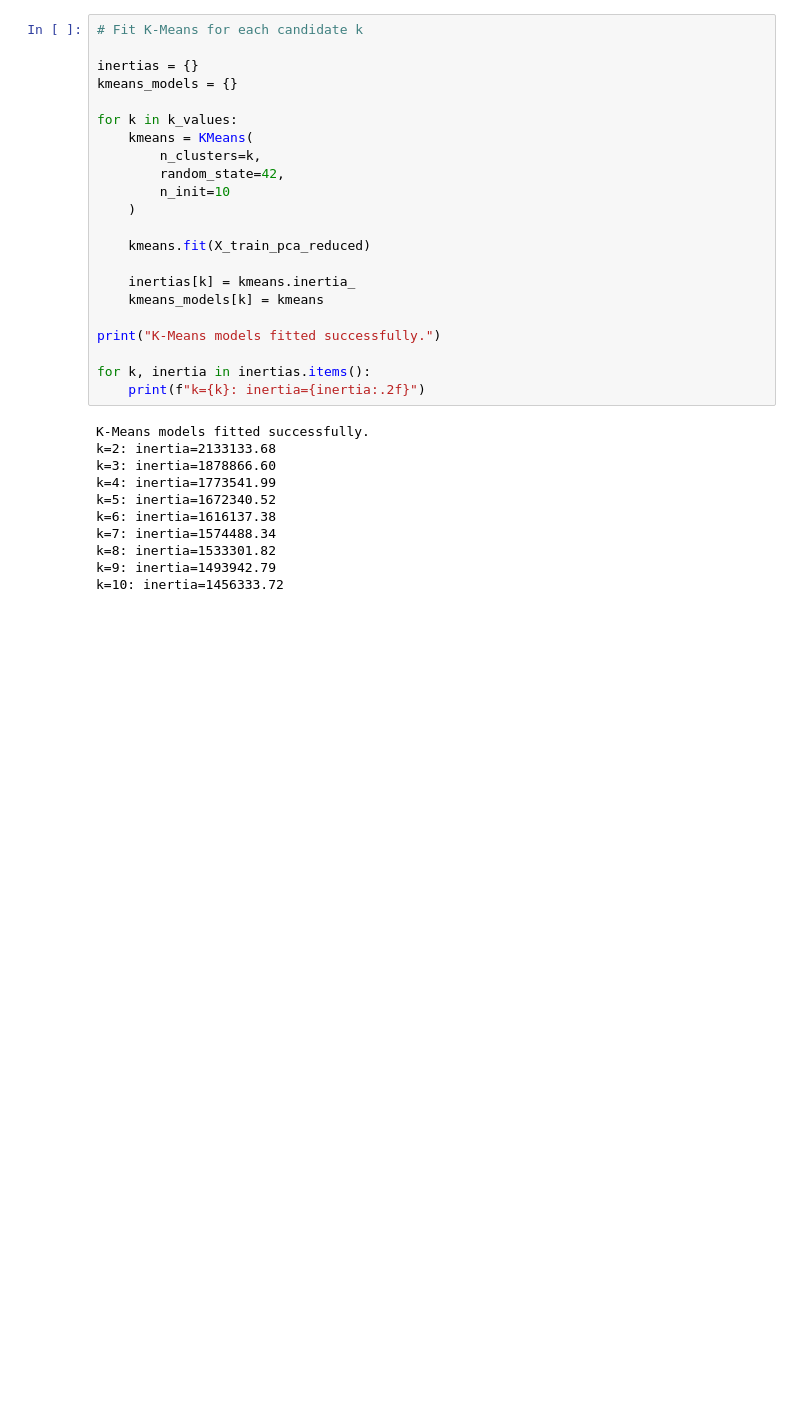
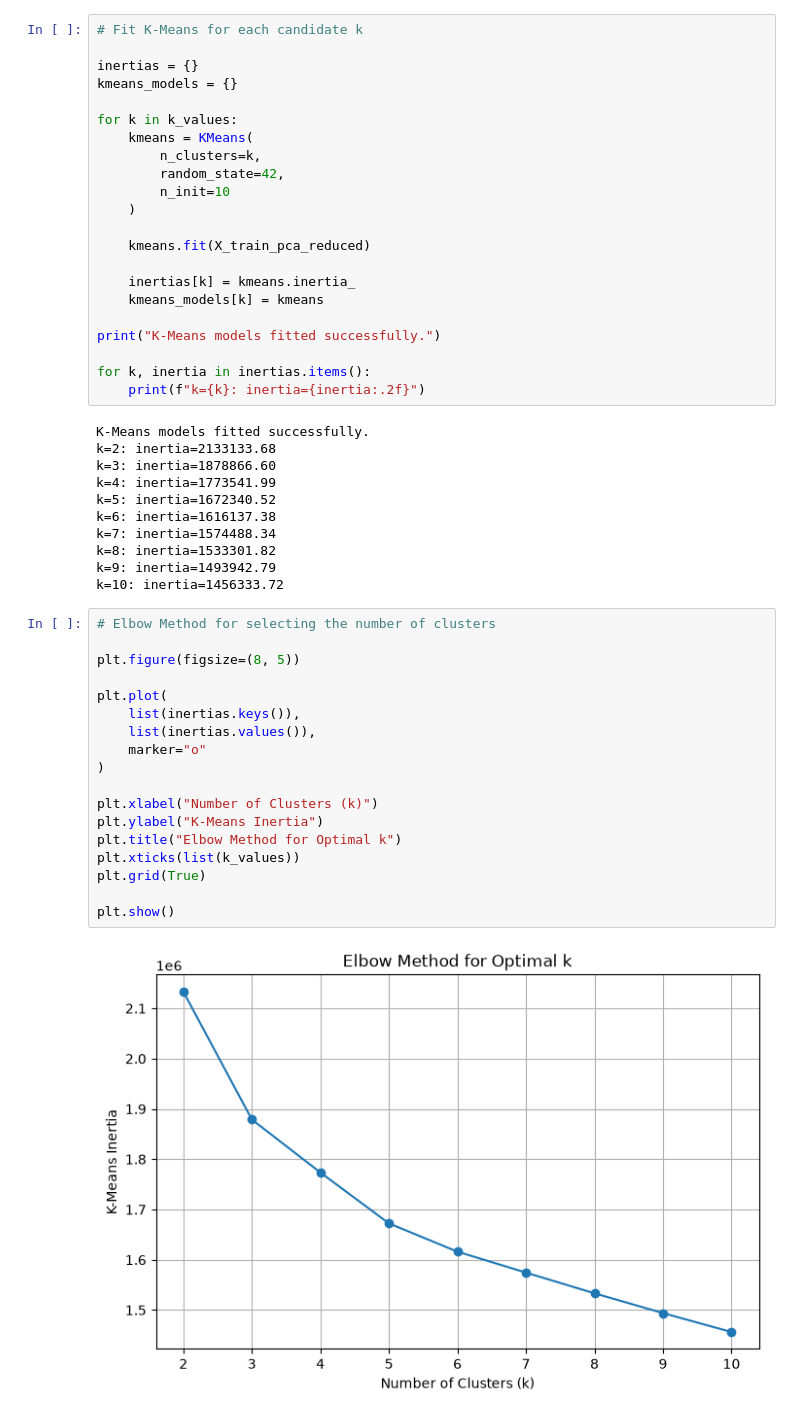
Before and after one commit to Debankumardas/Dimensionality-Reduction-Clustering, a Jupyter notebook: notebooks/dimensionality_reduction_clustering.ipynb, the cells around one changed output. Drawn from its saved outputs; the diff is of its cells as text; blank space fills up the shorter version.

Commit message:
Add K-Means clustering evaluation

```diff
--- a/notebooks/dimensionality_reduction_clustering.ipynb
+++ b/notebooks/dimensionality_reduction_clustering.ipynb
@@ -381,3 +381,23 @@ k=7: inertia=1574488.34
 k=8: inertia=1533301.82
 k=9: inertia=1493942.79
 k=10: inertia=1456333.72
+# %%
+# Elbow Method for selecting the number of clusters
+
+plt.figure(figsize=(8, 5))
+
+plt.plot(
+    list(inertias.keys()),
+    list(inertias.values()),
+    marker="o"
+)
+
+plt.xlabel("Number of Clusters (k)")
+plt.ylabel("K-Means Inertia")
+plt.title("Elbow Method for Optimal k")
+plt.xticks(list(k_values))
+plt.grid(True)
+
+plt.show()
+# %% [output]
+[figure, added]
```
Also changed, not shown: parts of 2 cells of this notebook.
